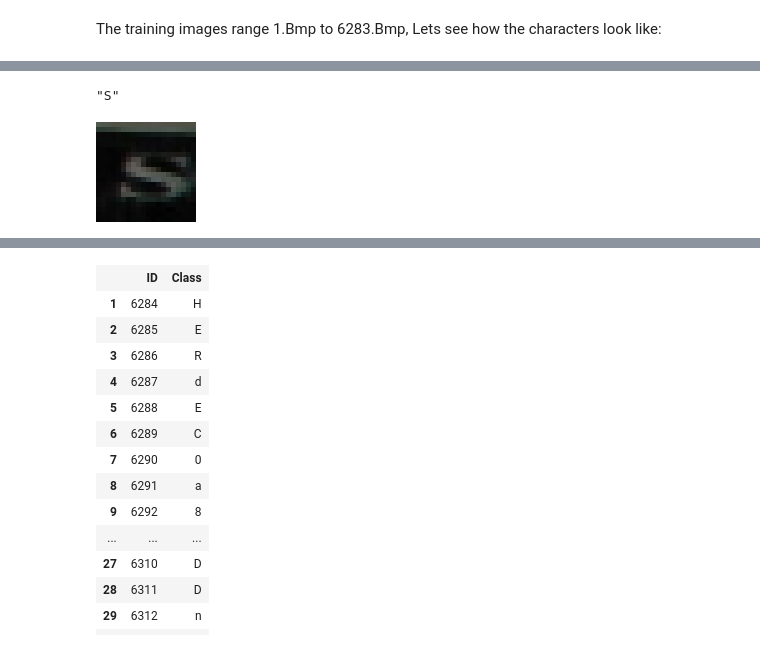
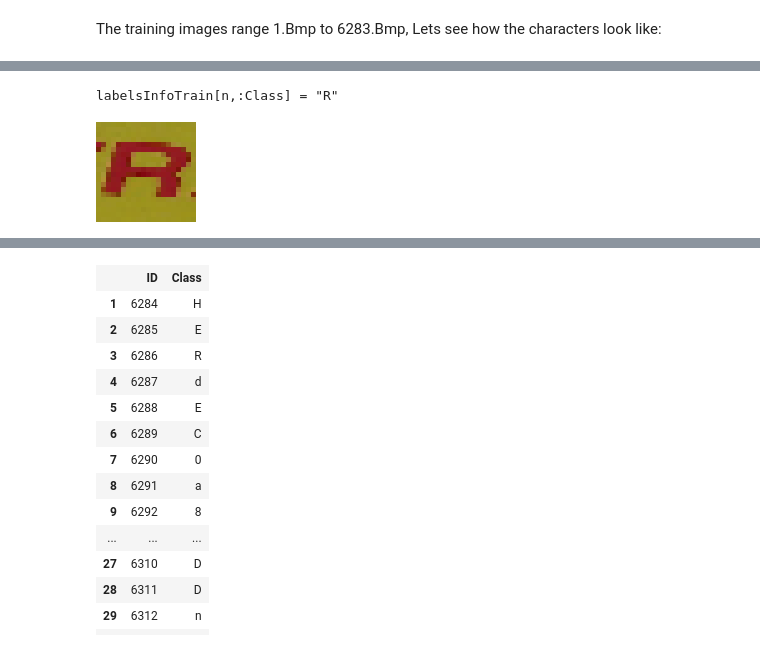
Before and after one commit to abhijithch/MLDemos.jl, a Jupyter notebook: demos/kNN.ipynb, the cells around one changed output, grey strips where cells are left out. Drawn from its saved outputs; the diff is of its cells as text; code cells hidden in the pictures.

```diff
--- a/demos/kNN.ipynb
+++ b/demos/kNN.ipynb
@@ -44,9 +40,7 @@ showimtrain (generic function with 1 method)
 # %%
-n=345
-labelsInfoTrain[n,:Class]
+n=6283
+@show labelsInfoTrain[n,:Class]
+showimtrain(n)
 # %% [output]
-"S"
+labelsInfoTrain[n,:Class] = "R"
+[figure, added]
-# %%
-showim(n)
-# %% [output]
-[figure, removed]
```
Also changed, not shown: parts of 37 cells of this notebook, 4 other files.
